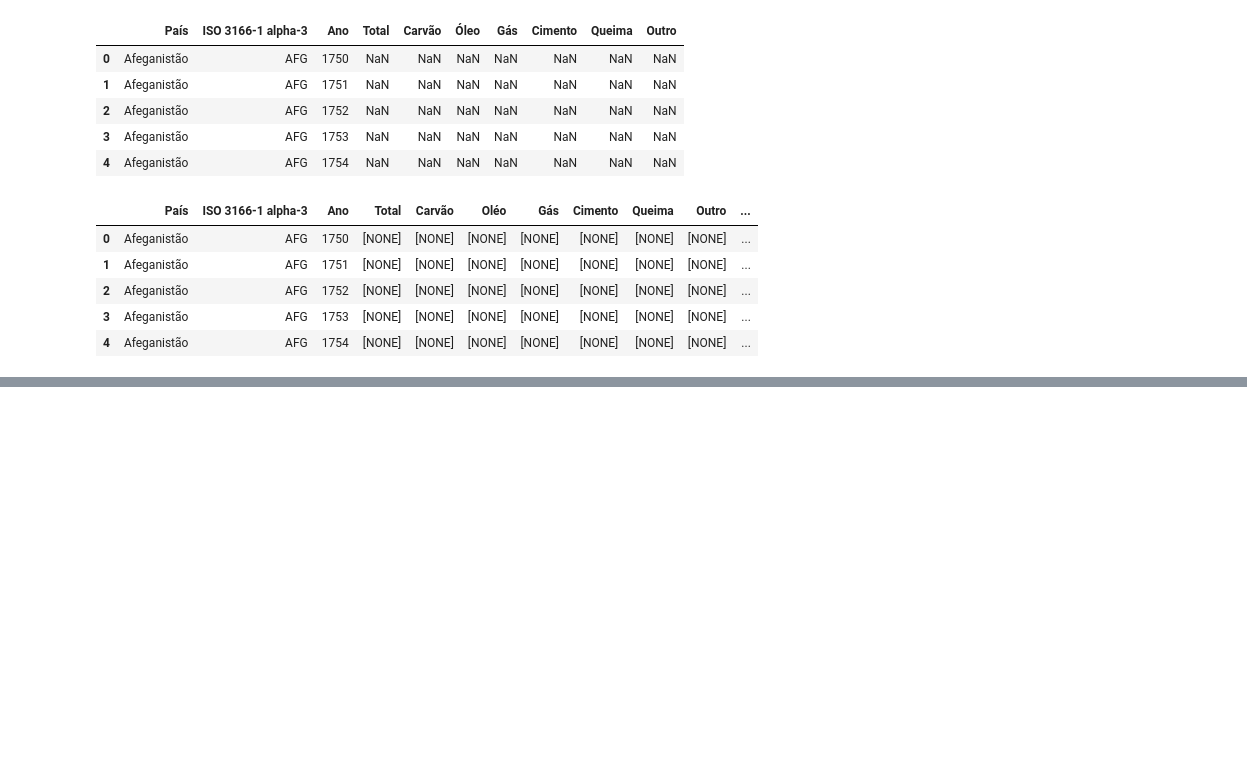
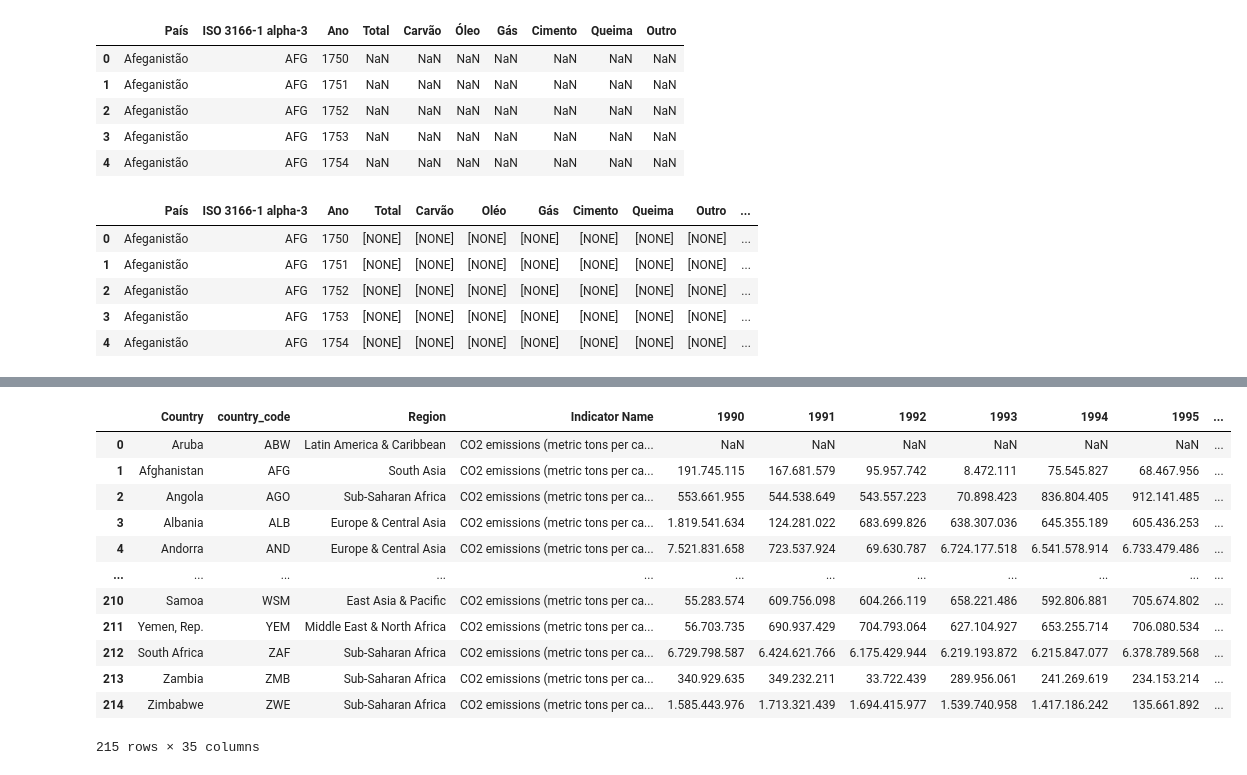
Before and after one commit to profmatheuspassos/curso-alura-pandas-io, a Jupyter notebook: aula-2-utilizando.planilhas.ipynb, the cells around one changed output, grey strips where cells are left out. Drawn from its saved outputs; the diff is of its cells as text; code cells hidden in the pictures; blank space fills up the shorter version.

```diff
--- a/aula-2-utilizando.planilhas.ipynb
+++ b/aula-2-utilizando.planilhas.ipynb
@@ -137,0 +156,16 @@ fontes_sheets.head()
+# %%
+pd.read_csv("/Users/matheuspassossilva/Library/CloudStorage/Dropbox/GitHub/curso-alura-pandas-io/dados_desafio.csv")
+# %% [output]
+|  | Country | country_code | Region | Indicator Name | 1990 | 1991 | 1992 | 1993 | 1994 | 1995 | ... |
+| 0 | Aruba | ABW | Latin America & Caribbean | CO2 emissions (metric tons per ca... | NaN | NaN | NaN | NaN | NaN | NaN | ... |
+| 1 | Afghanistan | AFG | South Asia | CO2 emissions (metric tons per ca... | 191.745.115 | 167.681.579 | 95.957.742 | 8.472.111 | 75.545.827 | 68.467.956 | ... |
+| 2 | Angola | AGO | Sub-Saharan Africa | CO2 emissions (metric tons per ca... | 553.661.955 | 544.538.649 | 543.557.223 | 70.898.423 | 836.804.405 | 912.141.485 | ... |
+| 3 | Albania | ALB | Europe & Central Asia | CO2 emissions (metric tons per ca... | 1.819.541.634 | 124.281.022 | 683.699.826 | 638.307.036 | 645.355.189 | 605.436.253 | ... |
+| 4 | Andorra | AND | Europe & Central Asia | CO2 emissions (metric tons per ca... | 7.521.831.658 | 723.537.924 | 69.630.787 | 6.724.177.518 | 6.541.578.914 | 6.733.479.486 | ... |
+| ... | ... | ... | ... | ... | ... | ... | ... | ... | ... | ... | ... |
+| 210 | Samoa | WSM | East Asia & Pacific | CO2 emissions (metric tons per ca... | 55.283.574 | 609.756.098 | 604.266.119 | 658.221.486 | 592.806.881 | 705.674.802 | ... |
+| 211 | Yemen, Rep. | YEM | Middle East & North Africa | CO2 emissions (metric tons per ca... | 56.703.735 | 690.937.429 | 704.793.064 | 627.104.927 | 653.255.714 | 706.080.534 | ... |
+| 212 | South Africa | ZAF | Sub-Saharan Africa | CO2 emissions (metric tons per ca... | 6.729.798.587 | 6.424.621.766 | 6.175.429.944 | 6.219.193.872 | 6.215.847.077 | 6.378.789.568 | ... |
+| 213 | Zambia | ZMB | Sub-Saharan Africa | CO2 emissions (metric tons per ca... | 340.929.635 | 349.232.211 | 33.722.439 | 289.956.061 | 241.269.619 | 234.153.214 | ... |
+| 214 | Zimbabwe | ZWE | Sub-Saharan Africa | CO2 emissions (metric tons per ca... | 1.585.443.976 | 1.713.321.439 | 1.694.415.977 | 1.539.740.958 | 1.417.186.242 | 135.661.892 | ... |
+215 rows × 35 columns
```
Also changed, not shown: parts of 3 cells of this notebook, 1 other file.
